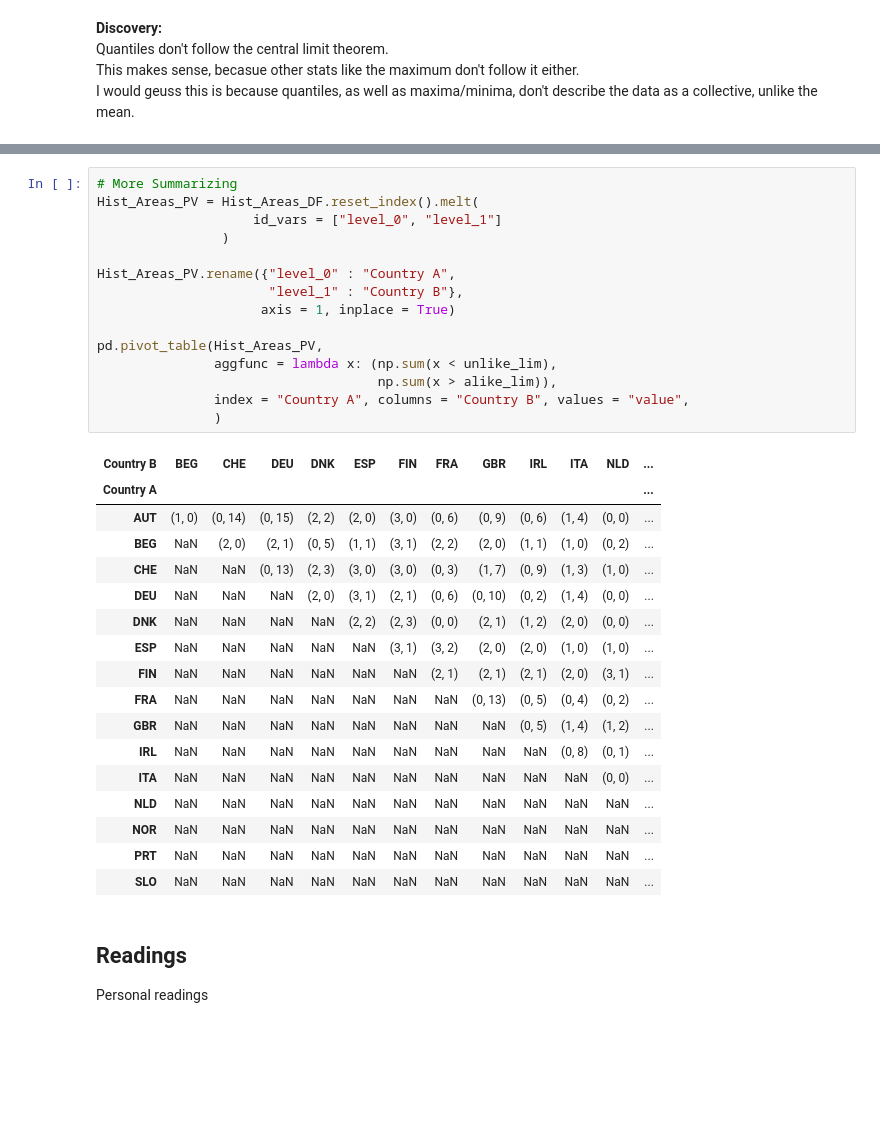
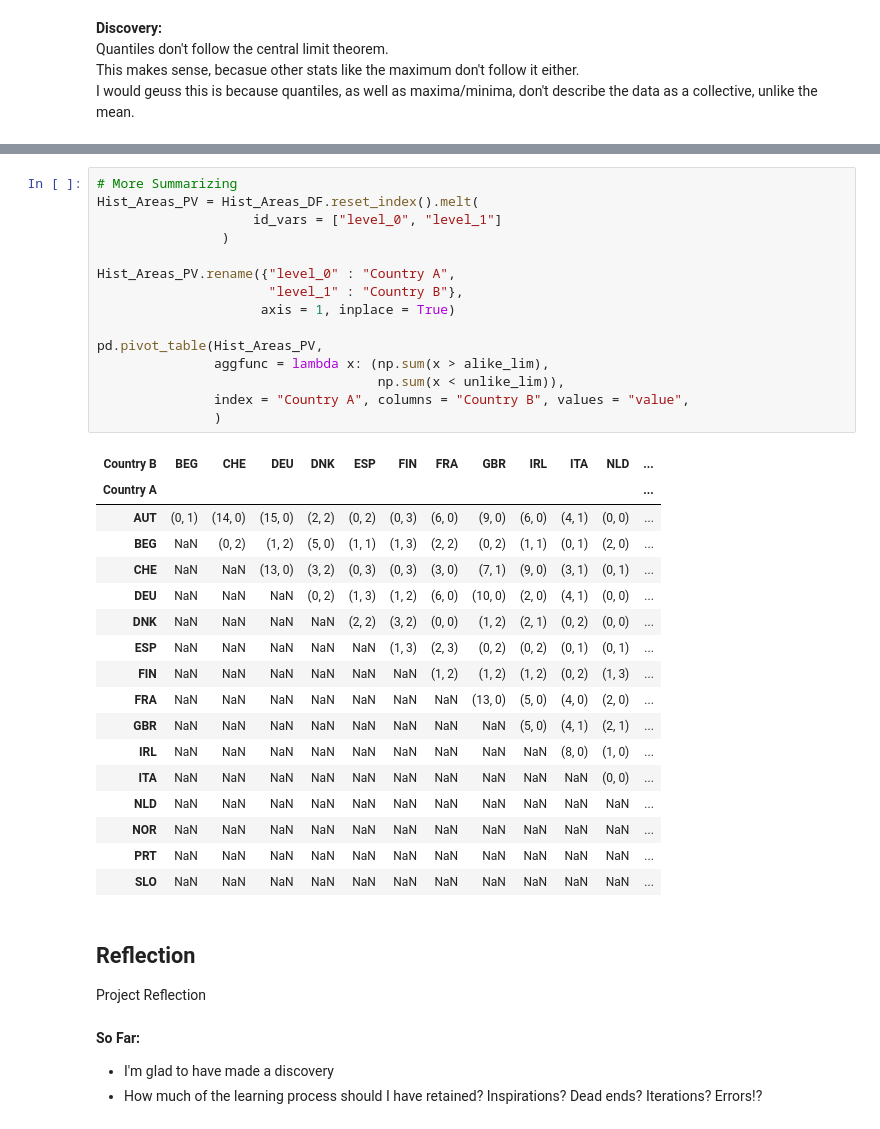
Before and after one commit to EvansOMalley/Personal-Project-Summer-2026, a Jupyter notebook: Summer-2026.ipynb, the cells around one changed output, grey strips where cells are left out. Cells and saved outputs as stored; diff of their text form; blank space fills up the shorter version.

```diff
--- a/Summer-2026.ipynb
+++ b/Summer-2026.ipynb
@@ -614,36 +643,40 @@ Hist_Areas_DF
 # %%
 # More Summarizing
 Hist_Areas_PV = Hist_Areas_DF.reset_index().melt(
                     id_vars = ["level_0", "level_1"]
                 )
 
 Hist_Areas_PV.rename({"level_0" : "Country A",
                       "level_1" : "Country B"},
                      axis = 1, inplace = True)
 
 pd.pivot_table(Hist_Areas_PV,
-               aggfunc = lambda x: (np.sum(x < unlike_lim),
-                                    np.sum(x > alike_lim)),
+               aggfunc = lambda x: (np.sum(x > alike_lim),
+                                    np.sum(x < unlike_lim)),
                index = "Country A", columns = "Country B", values = "value",
                )
 # %% [output]
 | Country B | BEG | CHE | DEU | DNK | ESP | FIN | FRA | GBR | IRL | ITA | NLD | ... |
 | Country A |  |  |  |  |  |  |  |  |  |  |  | ... |
-| AUT | (1, 0) | (0, 14) | (0, 15) | (2, 2) | (2, 0) | (3, 0) | (0, 6) | (0, 9) | (0, 6) | (1, 4) | (0, 0) | ... |
-| BEG | NaN | (2, 0) | (2, 1) | (0, 5) | (1, 1) | (3, 1) | (2, 2) | (2, 0) | (1, 1) | (1, 0) | (0, 2) | ... |
-| CHE | NaN | NaN | (0, 13) | (2, 3) | (3, 0) | (3, 0) | (0, 3) | (1, 7) | (0, 9) | (1, 3) | (1, 0) | ... |
-| DEU | NaN | NaN | NaN | (2, 0) | (3, 1) | (2, 1) | (0, 6) | (0, 10) | (0, 2) | (1, 4) | (0, 0) | ... |
-| DNK | NaN | NaN | NaN | NaN | (2, 2) | (2, 3) | (0, 0) | (2, 1) | (1, 2) | (2, 0) | (0, 0) | ... |
-| ESP | NaN | NaN | NaN | NaN | NaN | (3, 1) | (3, 2) | (2, 0) | (2, 0) | (1, 0) | (1, 0) | ... |
-| FIN | NaN | NaN | NaN | NaN | NaN | NaN | (2, 1) | (2, 1) | (2, 1) | (2, 0) | (3, 1) | ... |
-| FRA | NaN | NaN | NaN | NaN | NaN | NaN | NaN | (0, 13) | (0, 5) | (0, 4) | (0, 2) | ... |
-| GBR | NaN | NaN | NaN | NaN | NaN | NaN | NaN | NaN | (0, 5) | (1, 4) | (1, 2) | ... |
-| IRL | NaN | NaN | NaN | NaN | NaN | NaN | NaN | NaN | NaN | (0, 8) | (0, 1) | ... |
+| AUT | (0, 1) | (14, 0) | (15, 0) | (2, 2) | (0, 2) | (0, 3) | (6, 0) | (9, 0) | (6, 0) | (4, 1) | (0, 0) | ... |
+| BEG | NaN | (0, 2) | (1, 2) | (5, 0) | (1, 1) | (1, 3) | (2, 2) | (0, 2) | (1, 1) | (0, 1) | (2, 0) | ... |
+| CHE | NaN | NaN | (13, 0) | (3, 2) | (0, 3) | (0, 3) | (3, 0) | (7, 1) | (9, 0) | (3, 1) | (0, 1) | ... |
+| DEU | NaN | NaN | NaN | (0, 2) | (1, 3) | (1, 2) | (6, 0) | (10, 0) | (2, 0) | (4, 1) | (0, 0) | ... |
+| DNK | NaN | NaN | NaN | NaN | (2, 2) | (3, 2) | (0, 0) | (1, 2) | (2, 1) | (0, 2) | (0, 0) | ... |
+| ESP | NaN | NaN | NaN | NaN | NaN | (1, 3) | (2, 3) | (0, 2) | (0, 2) | (0, 1) | (0, 1) | ... |
+| FIN | NaN | NaN | NaN | NaN | NaN | NaN | (1, 2) | (1, 2) | (1, 2) | (0, 2) | (1, 3) | ... |
+| FRA | NaN | NaN | NaN | NaN | NaN | NaN | NaN | (13, 0) | (5, 0) | (4, 0) | (2, 0) | ... |
+| GBR | NaN | NaN | NaN | NaN | NaN | NaN | NaN | NaN | (5, 0) | (4, 1) | (2, 1) | ... |
+| IRL | NaN | NaN | NaN | NaN | NaN | NaN | NaN | NaN | NaN | (8, 0) | (1, 0) | ... |
 | ITA | NaN | NaN | NaN | NaN | NaN | NaN | NaN | NaN | NaN | NaN | (0, 0) | ... |
 | NLD | NaN | NaN | NaN | NaN | NaN | NaN | NaN | NaN | NaN | NaN | NaN | ... |
 | NOR | NaN | NaN | NaN | NaN | NaN | NaN | NaN | NaN | NaN | NaN | NaN | ... |
 | PRT | NaN | NaN | NaN | NaN | NaN | NaN | NaN | NaN | NaN | NaN | NaN | ... |
 | SLO | NaN | NaN | NaN | NaN | NaN | NaN | NaN | NaN | NaN | NaN | NaN | ... |
 # %% [markdown]
-## Readings
-Personal readings
+## Reflection
+Project Reflection
+# %% [markdown]
+**So Far:**
+- I'm glad to have made a discovery
+- How much of the learning process should I have retained? Inspirations? Dead ends? Iterations? Errors!?
```
Also changed, not shown: parts of 7 cells of this notebook.
